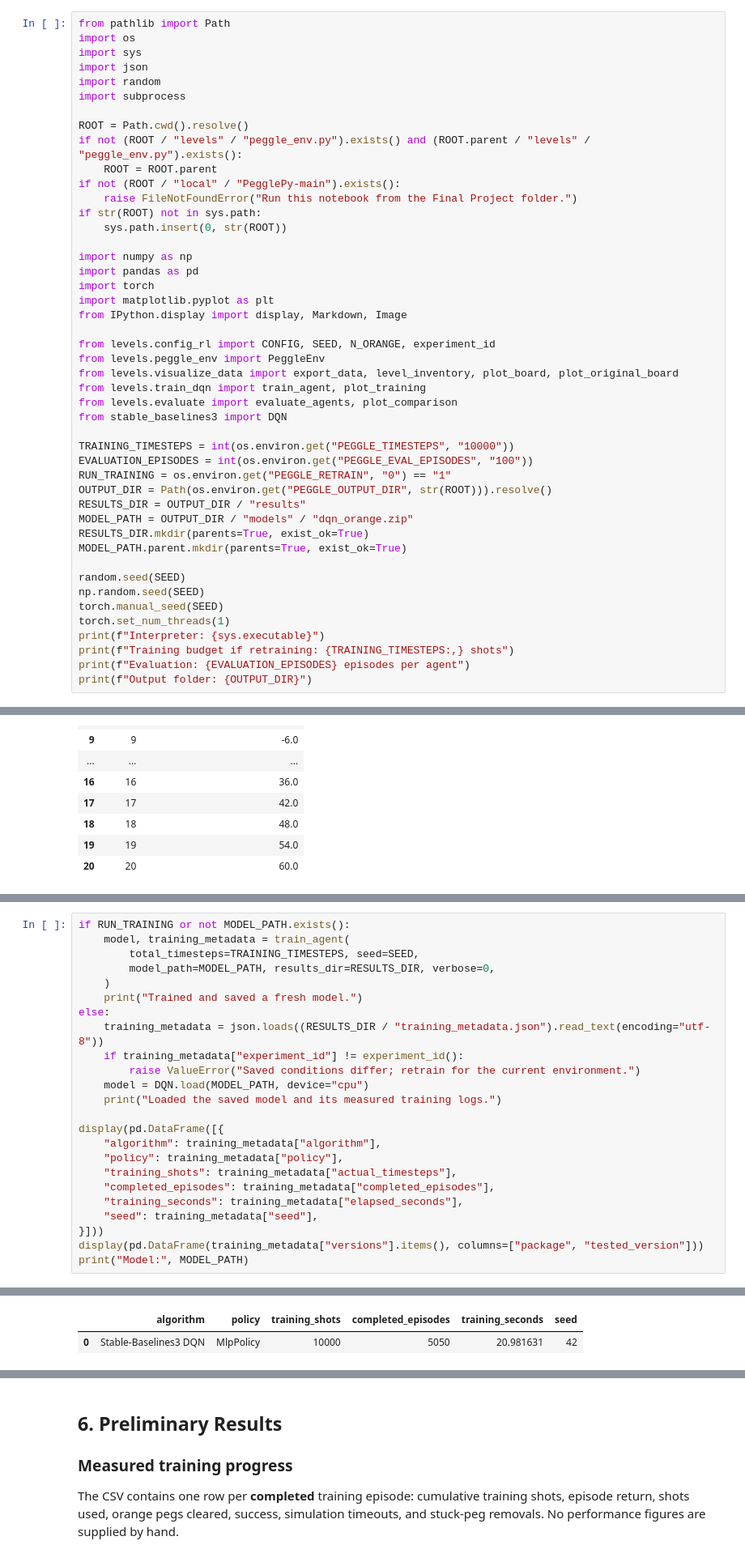
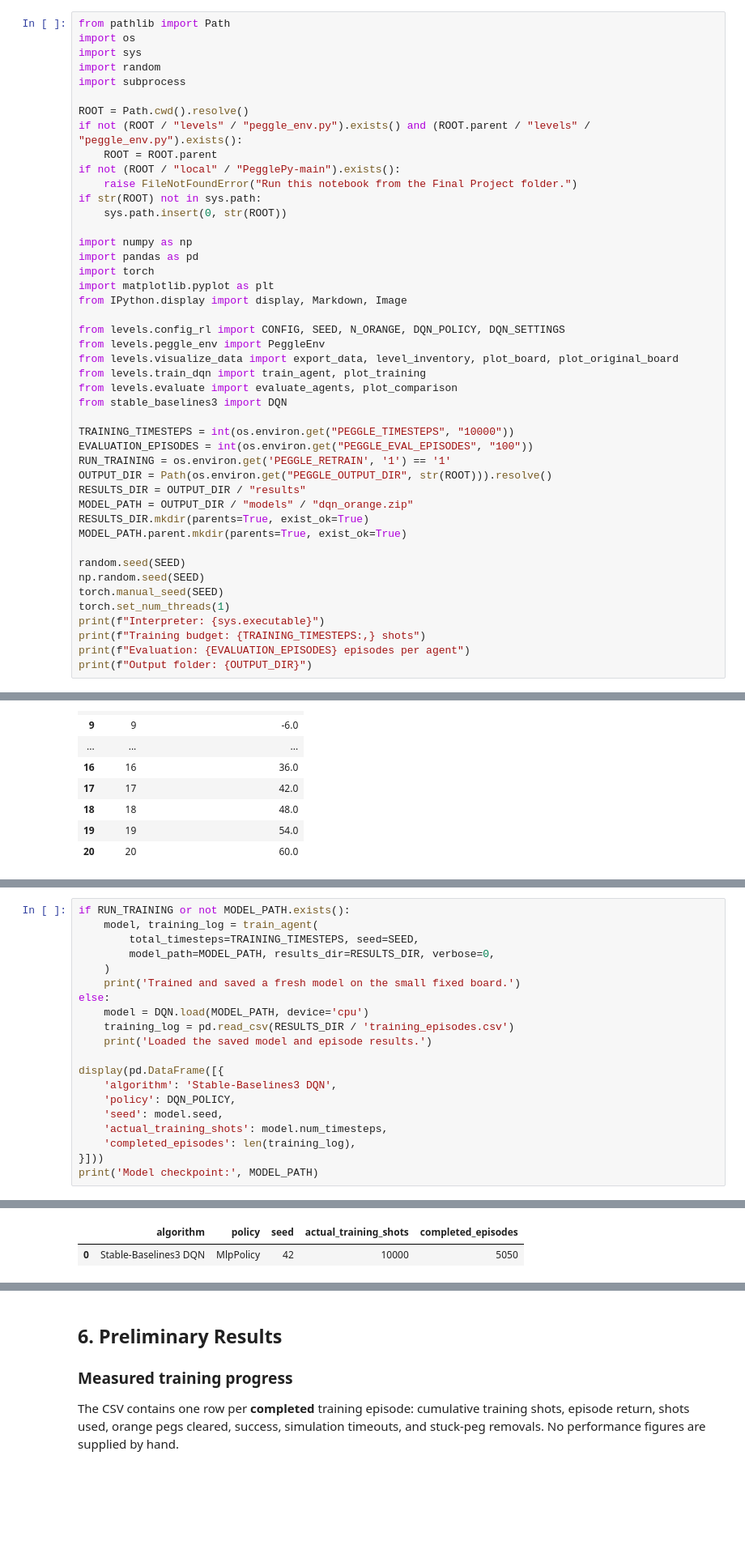
Before and after one commit to sgeorge5/CPE-595-Final-Project, a Jupyter notebook: main.ipynb, the cells around one changed output, grey strips where cells are left out. Shown at 81% size. Cells and saved outputs as stored; diff of their text form; blank space fills up the shorter version.

```diff
--- a/main.ipynb
+++ b/main.ipynb
@@ -27,7 +29,6 @@ The optional environment variables provide a convenient way to test Run All with
 from pathlib import Path
 import os
 import sys
-import json
 import random
 import subprocess
 
@@ -45,7 +46,7 @@ import torch
 import matplotlib.pyplot as plt
 from IPython.display import display, Markdown, Image
 
-from levels.config_rl import CONFIG, SEED, N_ORANGE, experiment_id
+from levels.config_rl import CONFIG, SEED, N_ORANGE, DQN_POLICY, DQN_SETTINGS
 from levels.peggle_env import PeggleEnv
 from levels.visualize_data import export_data, level_inventory, plot_board, plot_original_board
 from levels.train_dqn import train_agent, plot_training
@@ -54,7 +55,7 @@ from stable_baselines3 import DQN
 
 TRAINING_TIMESTEPS = int(os.environ.get("PEGGLE_TIMESTEPS", "10000"))
 EVALUATION_EPISODES = int(os.environ.get("PEGGLE_EVAL_EPISODES", "100"))
-RUN_TRAINING = os.environ.get("PEGGLE_RETRAIN", "0") == "1"
+RUN_TRAINING = os.environ.get('PEGGLE_RETRAIN', '1') == '1'
 OUTPUT_DIR = Path(os.environ.get("PEGGLE_OUTPUT_DIR", str(ROOT))).resolve()
 RESULTS_DIR = OUTPUT_DIR / "results"
 MODEL_PATH = OUTPUT_DIR / "models" / "dqn_orange.zip"
@@ -66,7 +67,7 @@ np.random.seed(SEED)
 torch.manual_seed(SEED)
 torch.set_num_threads(1)
 print(f"Interpreter: {sys.executable}")
-print(f"Training budget if retraining: {TRAINING_TIMESTEPS:,} shots")
+print(f"Training budget: {TRAINING_TIMESTEPS:,} shots")
 print(f"Evaluation: {EVALUATION_EPISODES} episodes per agent")
 print(f"Output folder: {OUTPUT_DIR}")
 # %% [output]
@@ -299,25 +302,21 @@ To repeat training, set `RUN_TRAINING = True` in the configuration cell. Retrain
 # %%
 if RUN_TRAINING or not MODEL_PATH.exists():
-    model, training_metadata = train_agent(
+    model, training_log = train_agent(
         total_timesteps=TRAINING_TIMESTEPS, seed=SEED,
         model_path=MODEL_PATH, results_dir=RESULTS_DIR, verbose=0,
     )
-    print("Trained and saved a fresh model.")
+    print('Trained and saved a fresh model on the small fixed board.')
 else:
-    training_metadata = json.loads((RESULTS_DIR / "training_metadata.json").read_text(encoding="utf-8"))
-    if training_metadata["experiment_id"] != experiment_id():
-        raise ValueError("Saved conditions differ; retrain for the current environment.")
-    model = DQN.load(MODEL_PATH, device="cpu")
-    print("Loaded the saved model and its measured training logs.")
+    model = DQN.load(MODEL_PATH, device='cpu')
+    training_log = pd.read_csv(RESULTS_DIR / 'training_episodes.csv')
+    print('Loaded the saved model and episode results.')
 
 display(pd.DataFrame([{
-    "algorithm": training_metadata["algorithm"],
-    "policy": training_metadata["policy"],
-    "training_shots": training_metadata["actual_timesteps"],
-    "completed_episodes": training_metadata["completed_episodes"],
-    "training_seconds": training_metadata["elapsed_seconds"],
-    "seed": training_metadata["seed"],
+    'algorithm': 'Stable-Baselines3 DQN',
+    'policy': DQN_POLICY,
+    'seed': model.seed,
+    'actual_training_shots': model.num_timesteps,
+    'completed_episodes': len(training_log),
 }]))
-display(pd.DataFrame(training_metadata["versions"].items(), columns=["package", "tested_version"]))
-print("Model:", MODEL_PATH)
+print('Model checkpoint:', MODEL_PATH)
 # %% [output]
@@ -325,2 +324,2 @@ Loaded the saved model and its measured training logs.
-|  | algorithm | policy | training_shots | completed_episodes | training_seconds | seed |
-| 0 | Stable-Baselines3 DQN | MlpPolicy | 10000 | 5050 | 20.981631 | 42 |
+|  | algorithm | policy | seed | actual_training_shots | completed_episodes |
+| 0 | Stable-Baselines3 DQN | MlpPolicy | 42 | 10000 | 5050 |
```
Also changed, not shown: parts of 9 cells of this notebook, 40 other files.
